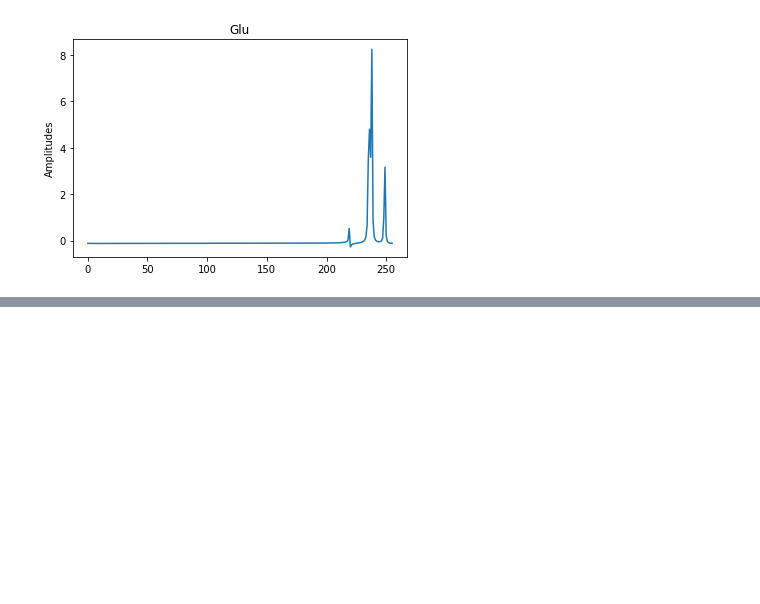
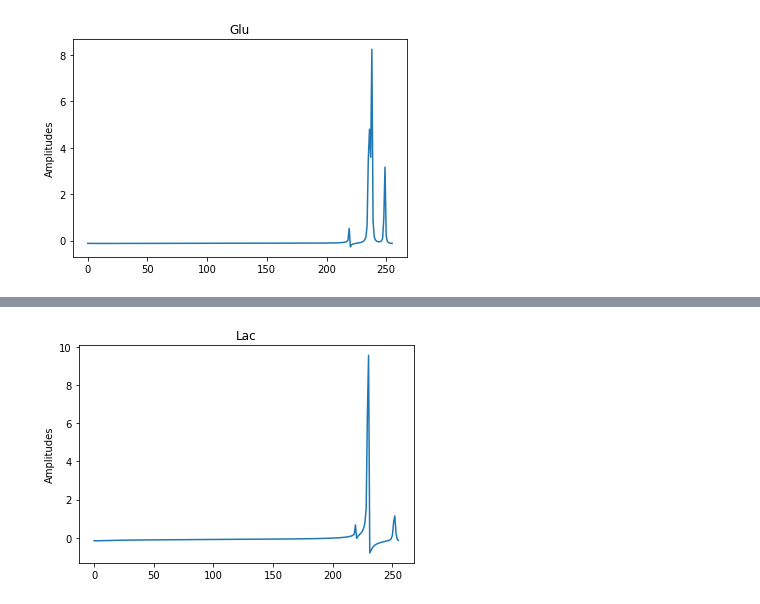
Before and after one commit to DrCod/MRS, a Jupyter notebook: notebooks/mrs_model.ipynb, the cells around one changed output, grey strips where cells are left out. Saved outputs shown, nothing was run; the diff lists cells and outputs as text; code cells hidden in the pictures; blank space fills up the shorter version.

```diff
--- a/notebooks/mrs_model.ipynb
+++ b/notebooks/mrs_model.ipynb
@@ -301,20 +315,21 @@ plt.show()
 # %%
-
 ##creating a time domian signal for lac metabolite
 truncated_lac_real = df.lac_real[:256]
 truncated_lac_imag = df.lac_imag[:256]
 td_lacs =[]
 for i in np.arange(len(truncated_lac_real)):
     td_lac = complex(truncated_lac_real[i],truncated_lac_imag[i])
     td_lacs.append(td_lac)
 
 fd_lacs =np.fft.fft(td_lacs)
 fd_lacs -=fd_lacs.mean()
-fd_gshs/=fd_lacs.std()
+fd_lacs/=fd_lacs.std()
 plt.plot(fd_lacs.real)
 plt.title("Lac")
 plt.ylabel("Amplitudes")
 plt.show()
+# %% [output]
+[figure, added]
 # %%
 ##creating a time domian signal for gsh metabolite
 truncated_gsh_real = df.gsh_real[:256]
```
Also changed, not shown: parts of 17 cells of this notebook.
